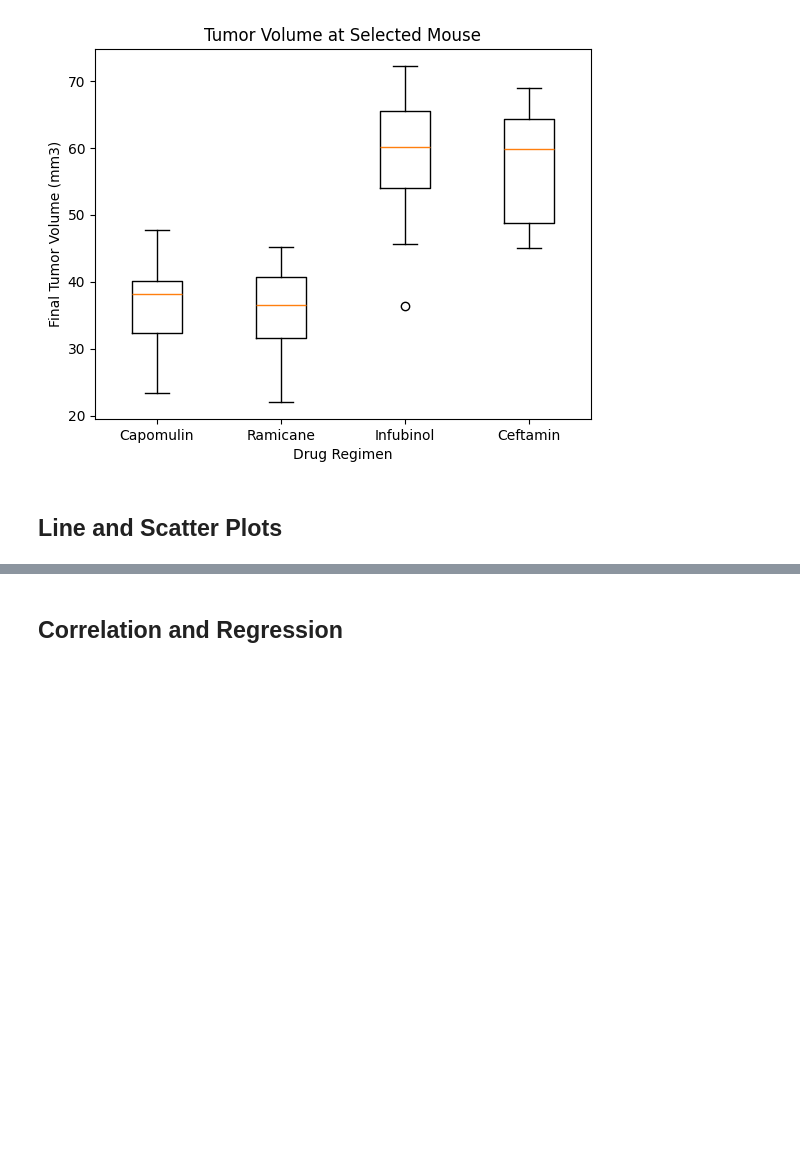
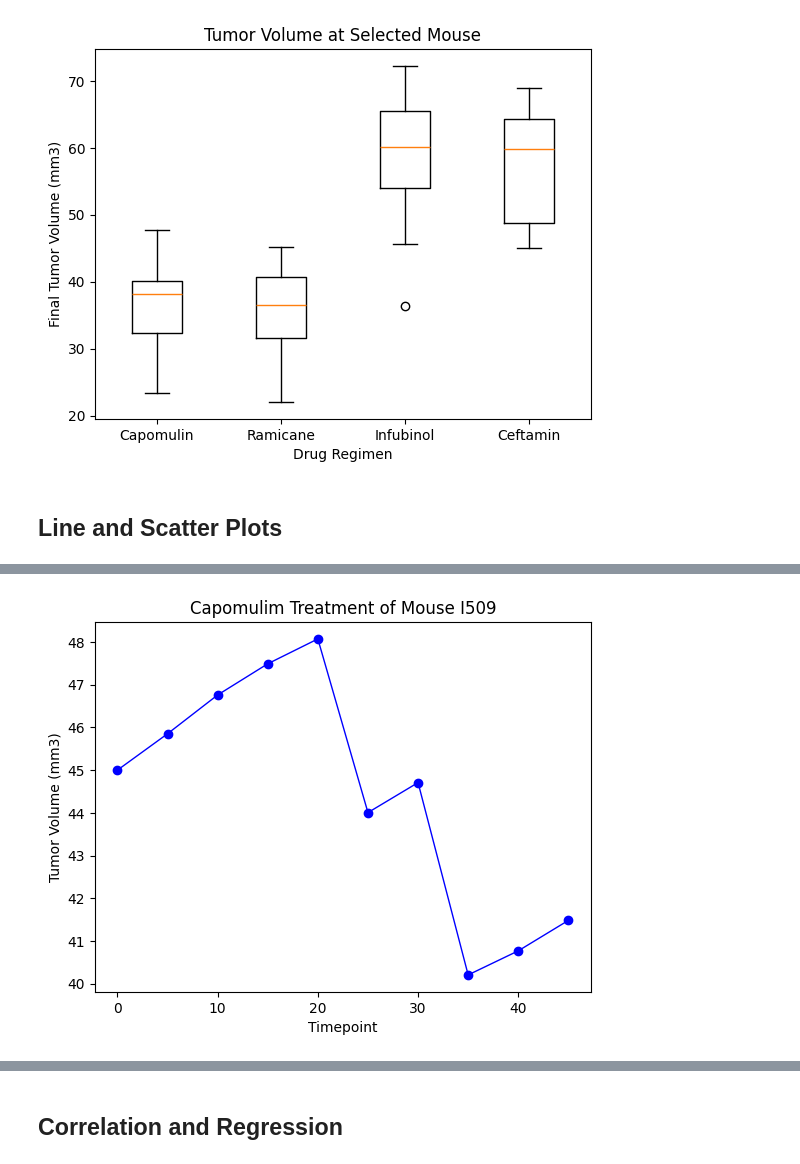
Before and after one commit to echac555/matplotlib_challenge, a Jupyter notebook: Pymaceuticals/pymaceuticals_starter.ipynb, the cells around one changed output, grey strips where cells are left out. Saved outputs shown, nothing was run; the diff lists cells and outputs as text; code cells hidden in the pictures; blank space fills up the shorter version.

```diff
--- a/Pymaceuticals/pymaceuticals_starter.ipynb
+++ b/Pymaceuticals/pymaceuticals_starter.ipynb
@@ -284,2 +285,15 @@ plt.show()
+# %%
+# Generate a line plot of tumor volume vs. time point for a single mouse treated with Capomulin
+line_plot = clean_df.loc[clean_df["Mouse ID"] == "l509"]
+x_axis = line_plot["Timepoint"]
+y_axis = line_plot["Tumor Volume (mm3)"]
+
+tumor_volume = plt.plot(x_axis, y_axis, marker = "o", color = "b", linewidth = "1", label = "Timepoint")
+plt.title("Capomulim Treatment of Mouse I509")
+plt.xlabel("Timepoint")
+plt.ylabel("Tumor Volume (mm3)")
+plt.show()
+# %% [output]
+[figure, added]
 # %%
 # Generate a scatter plot of mouse weight vs. the average observed tumor volume for the entire Capomulin regimen
```
Also changed, not shown: parts of 9 cells of this notebook, 1 other file.
